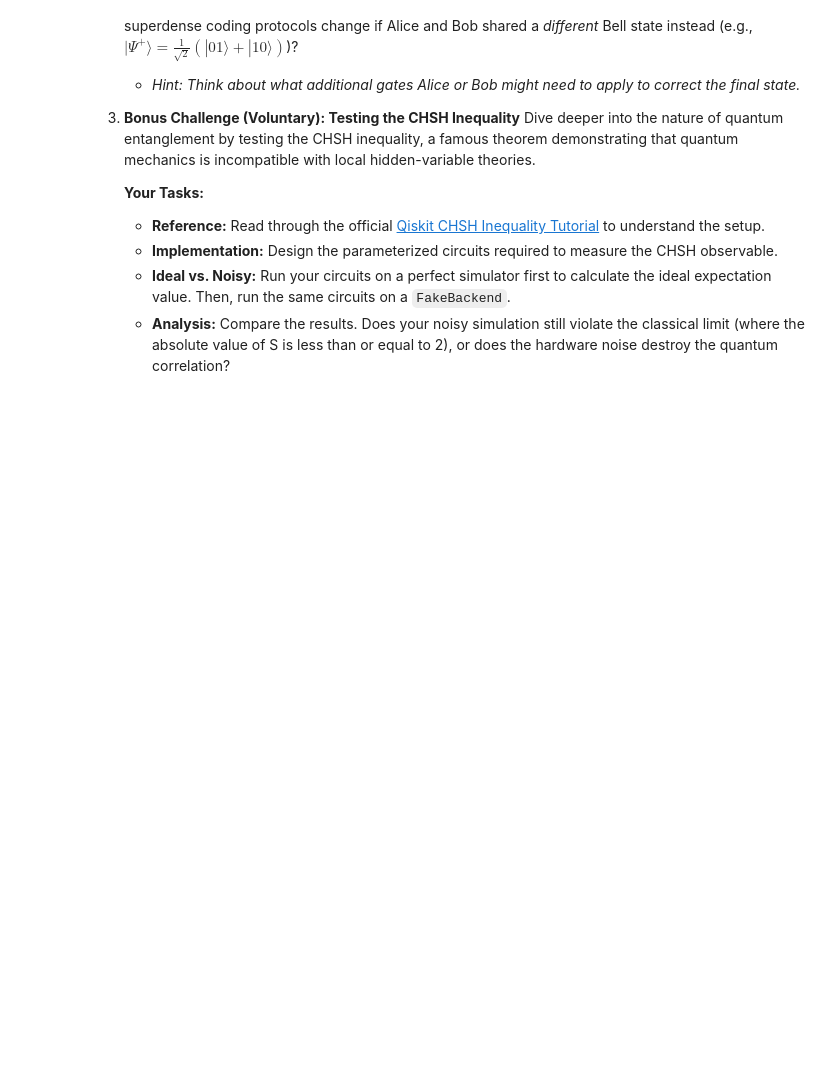
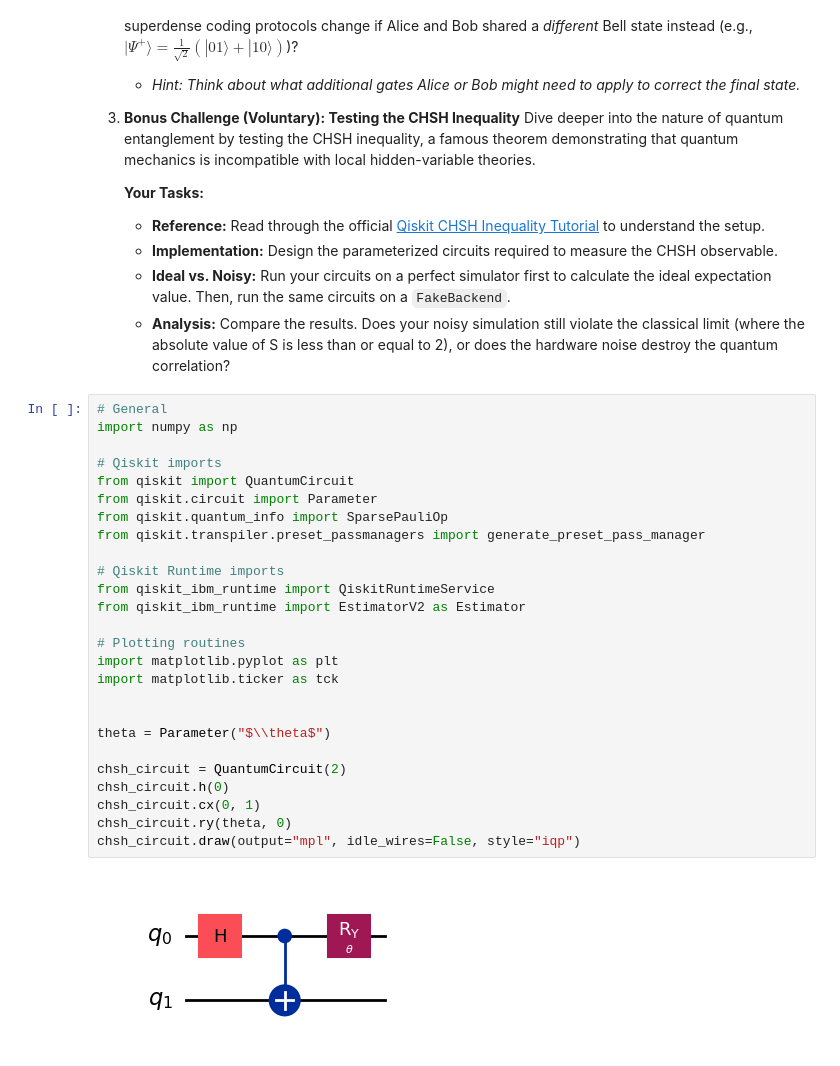
Before and after one commit to kacperpoluszejko/Quantum-Computing, a Jupyter notebook: Quantum_inf_lab_3/Lab_03_Teleporation_SDC_2026.ipynb, the cells around one changed output. Cells and saved outputs as stored; diff of their text form; blank space fills up the shorter version.

```diff
--- a/Quantum_inf_lab_3/Lab_03_Teleporation_SDC_2026.ipynb
+++ b/Quantum_inf_lab_3/Lab_03_Teleporation_SDC_2026.ipynb
@@ -372,3 +375,31 @@ Test your dynamic superdense coding circuit using a `FakeBackend`. Evaluate how
    * **Implementation:** Design the parameterized circuits required to measure the CHSH observable.
    * **Ideal vs. Noisy:** Run your circuits on a perfect simulator first to calculate the ideal expectation value. Then, run the same circuits on a `FakeBackend`.
    * **Analysis:** Compare the results. Does your noisy simulation still violate the classical limit (where the absolute value of S is less than or equal to 2), or does the hardware noise destroy the quantum correlation?
+# %%
+# General
+import numpy as np
+
+# Qiskit imports
+from qiskit import QuantumCircuit
+from qiskit.circuit import Parameter
+from qiskit.quantum_info import SparsePauliOp
+from qiskit.transpiler.preset_passmanagers import generate_preset_pass_manager
+
+# Qiskit Runtime imports
+from qiskit_ibm_runtime import QiskitRuntimeService
+from qiskit_ibm_runtime import EstimatorV2 as Estimator
+
+# Plotting routines
+import matplotlib.pyplot as plt
+import matplotlib.ticker as tck
+
+
+theta = Parameter("$\\theta$")
+
+chsh_circuit = QuantumCircuit(2)
+chsh_circuit.h(0)
+chsh_circuit.cx(0, 1)
+chsh_circuit.ry(theta, 0)
+chsh_circuit.draw(output="mpl", idle_wires=False, style="iqp")
+# %% [output]
+[figure, added]
```
Also changed, not shown: parts of 10 cells of this notebook, 6 other files.
